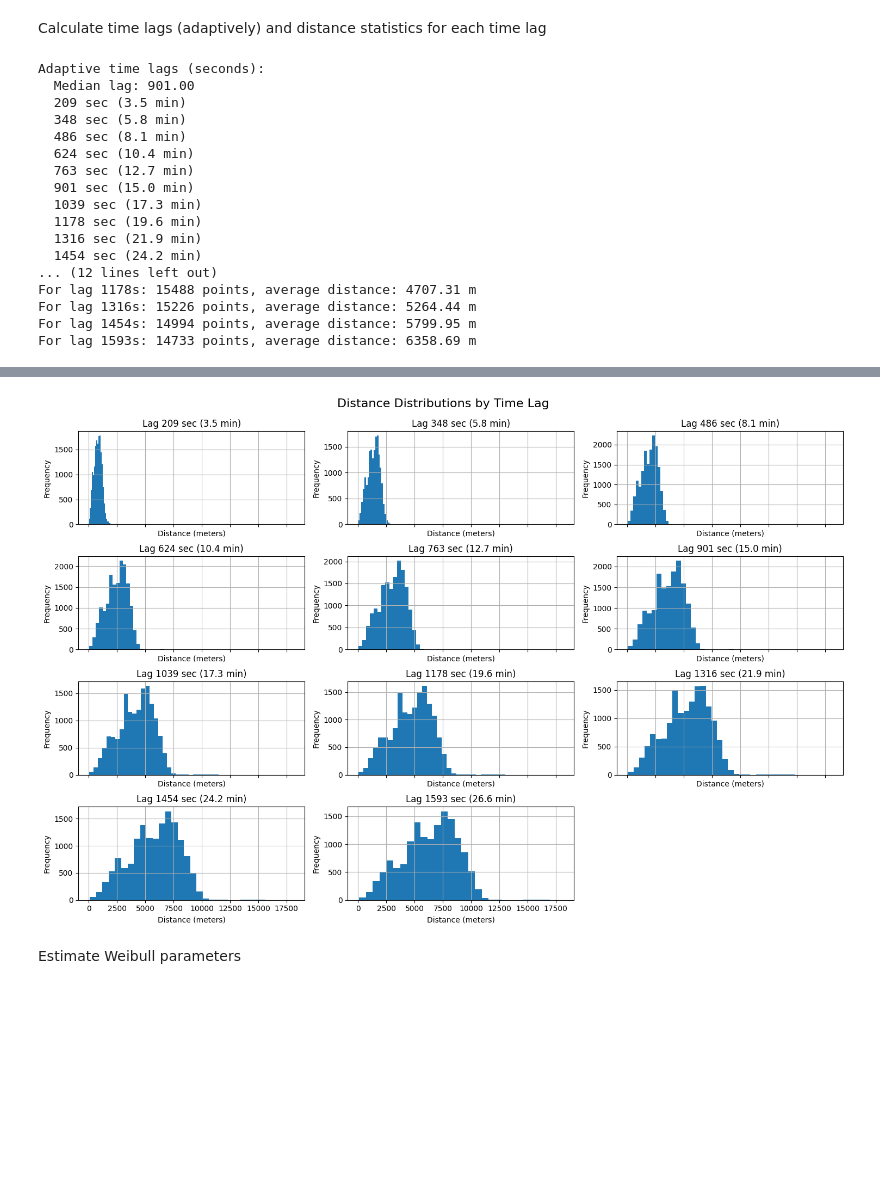
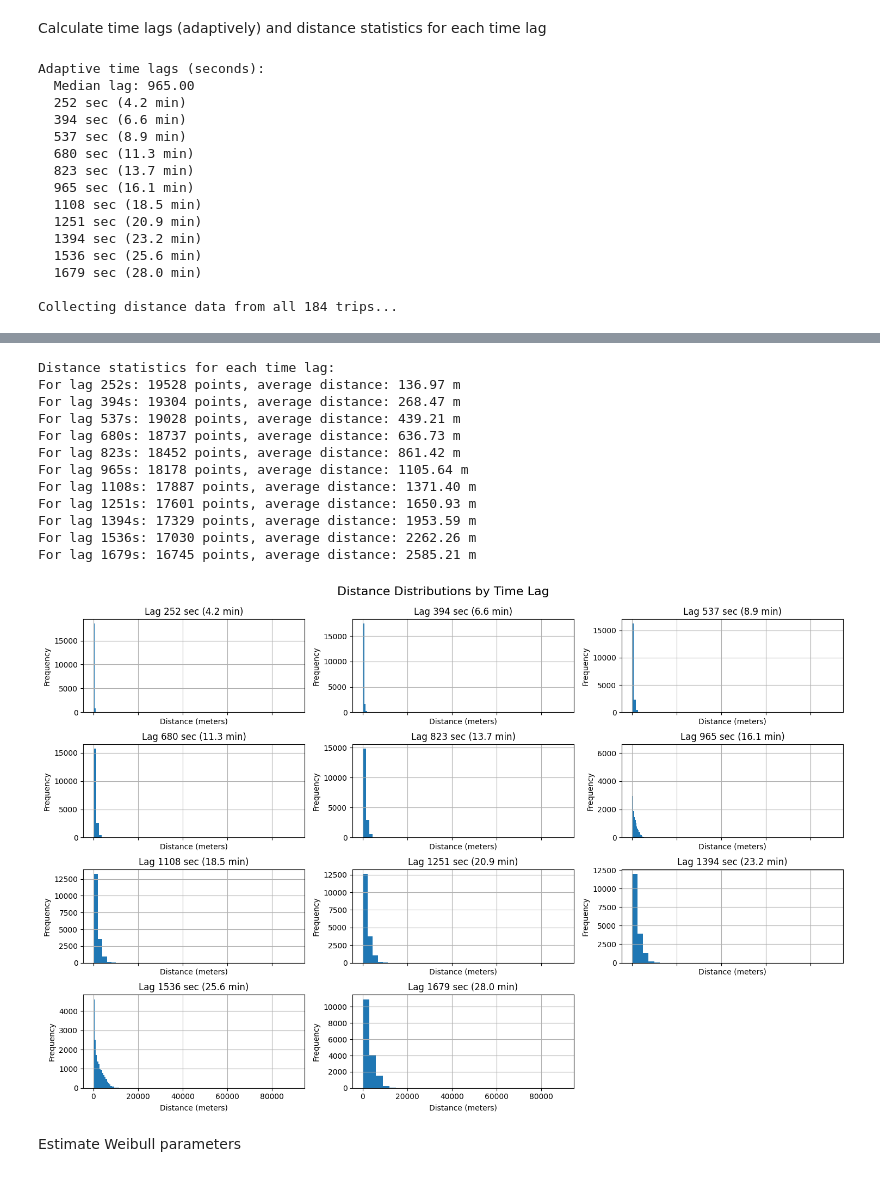
Before and after one commit to Accazeta/AIS_data_analysis, a Jupyter notebook: src/Hawaii/Time_series_clustering.ipynb, the cells around one changed output, grey strips where cells are left out. Cells and saved outputs as stored; diff of their text form; code cells hidden in the pictures; blank space fills up the shorter version.

```diff
--- a/src/Hawaii/Time_series_clustering.ipynb
+++ b/src/Hawaii/Time_series_clustering.ipynb
@@ -92,7 +92,10 @@ dtype: int64
 #myDF = pd.concat(trips_list, ignore_index=True, axis=0)
 #myDF = pd.concat([myDF, df[df['Route'] == 'WP_61' + ' - ' + 'WP_96']], axis=0)
 #myDF = pd.concat([myDF, df[df['Route'] == 'WP_96' + ' - ' + 'WP_61']], axis=0)
-myDF = df[df['Route'] == 'WP_120' + ' - ' + 'WP_152']
+# the route name is the one chosen in TREAD.ipynb and saved inside the pickle file
+myDF = df[df['Route'] == name_of_route].copy()
+# trip_id is a nullable Int64 (from TREAD's cumsum): together with datetime columns in hover_data it makes plotly fail
+myDF['trip_id'] = myDF['trip_id'].astype('int64')
 # %%
 # for each trip_id, extract how many points where generated
 points_per_trip = myDF['trip_id'].value_counts().reset_index(name='count')
@@ -617,27 +607,17 @@ for trip_id in all_trip_ids:
             if abs(actual_time_diff - lag) > lag * tolerance:
                 continue # go back to the beginning of the for loop and do not use it
 
-            # Save x, y, V_x, V_y values to build 'vectors' (eq. 2 page 2234)
-            prev_pos = [trip_data.loc[prev_idx, 'LON'], trip_data.loc[prev_idx, 'LAT']]
-            # Use the V_x and V_y columns for velocity components (equation 2, page 2234)
-            prev_vel = [trip_data.loc[prev_idx, 'V_x'], trip_data.loc[prev_idx, 'V_y']]
+            # Position and velocity components (equation 2, page 2234) of the previous point. V_x, V_y are in nautical knots
+            prev_lat, prev_lon = trip_data.loc[prev_idx, 'LAT'], trip_data.loc[prev_idx, 'LON']
+            prev_v_x, prev_v_y = trip_data.loc[prev_idx, 'V_x'], trip_data.loc[prev_idx, 'V_y']
 
-            # Predict the position using Track Predictor (Algorithm 4, page 2237)
-            pred_pos = [
-                prev_pos[0] + prev_vel[0] * actual_time_diff / 3600,  # speed is expected to be in nautical knots
-                prev_pos[1] + prev_vel[1] * actual_time_diff / 3600   # but no checks are done in that direction
-            ]
+            # Predict the position using Track Predictor (Algorithm 4, page 2237).
+            # The travelled distance (NM) is converted to degrees inside the function
+            pred_lat, pred_lon = f.predict_position(prev_lat, prev_lon, prev_v_x, prev_v_y, actual_time_diff)
 
-            # Calculate the distance between the predicted and actual position (Δp in equation 10)
-            delta_p = np.sqrt((current_pos[0] - pred_pos[0])**2 + (current_pos[1] - pred_pos[1])**2)
-            #delta_p = f.great_circle_distance_vectorized(
-            #                                            lon_left=current_pos[0], lat_left=current_pos[1],
-            #                                            lon_right=pred_pos[0], lat_right=pred_pos[1]
-            #                                            )
-            #delta_p = delta_p / c.METERS_EVERY_NM # convert from meters to nautical miles
-
-            # Convert the distance to meters (assuming LON/LAT are in degrees)
-            delta_p_meters = delta_p * c.METERS_EVERY_NM  # 1 nautical mile = 1852 meters
+            # Distance in meters between the predicted and actual position (Δp in equation 10)
+            delta_p_meters = f.great_circle_distance_vectorized(lat_left=current_pos[1], lon_left=current_pos[0],
+                                                                lat_right=pred_lat, lon_right=pred_lon)
 
             distances_by_lag[lag].append(delta_p_meters) # save the distances in the dict
 
@@ -689,19 +669,17 @@ else:
     print("No valid data to be plotted")
 # %% [output]
 Adaptive time lags (seconds):
-  Median lag: 901.00
-  209 sec (3.5 min)
-  348 sec (5.8 min)
-  486 sec (8.1 min)
-  624 sec (10.4 min)
-  763 sec (12.7 min)
-  901 sec (15.0 min)
-  1039 sec (17.3 min)
-  1178 sec (19.6 min)
-  1316 sec (21.9 min)
-  1454 sec (24.2 min)
-... (12 lines left out)
-For lag 1178s: 15488 points, average distance: 4707.31 m
-For lag 1316s: 15226 points, average distance: 5264.44 m
-For lag 1454s: 14994 points, average distance: 5799.95 m
-For lag 1593s: 14733 points, average distance: 6358.69 m
+  Median lag: 965.00
+  252 sec (4.2 min)
+  394 sec (6.6 min)
+  537 sec (8.9 min)
+  680 sec (11.3 min)
+  823 sec (13.7 min)
+  965 sec (16.1 min)
+  1108 sec (18.5 min)
+  1251 sec (20.9 min)
+  1394 sec (23.2 min)
+  1536 sec (25.6 min)
+  1679 sec (28.0 min)
+
+Collecting distance data from all 184 trips...
@@ -708,4 +688,16 @@ For lag 1593s: 14733 points, average distance: 6358.69 m
+Distance statistics for each time lag:
+For lag 252s: 19528 points, average distance: 136.97 m
+For lag 394s: 19304 points, average distance: 268.47 m
+For lag 537s: 19028 points, average distance: 439.21 m
+For lag 680s: 18737 points, average distance: 636.73 m
+For lag 823s: 18452 points, average distance: 861.42 m
+For lag 965s: 18178 points, average distance: 1105.64 m
+For lag 1108s: 17887 points, average distance: 1371.40 m
+For lag 1251s: 17601 points, average distance: 1650.93 m
+For lag 1394s: 17329 points, average distance: 1953.59 m
+For lag 1536s: 17030 points, average distance: 2262.26 m
+For lag 1679s: 16745 points, average distance: 2585.21 m
-[figure, old version]
+[figure, new version]
 # %% [markdown]
 Estimate Weibull parameters
 # %%
```
Also changed, not shown: parts of 16 cells of this notebook, 24 other files.
